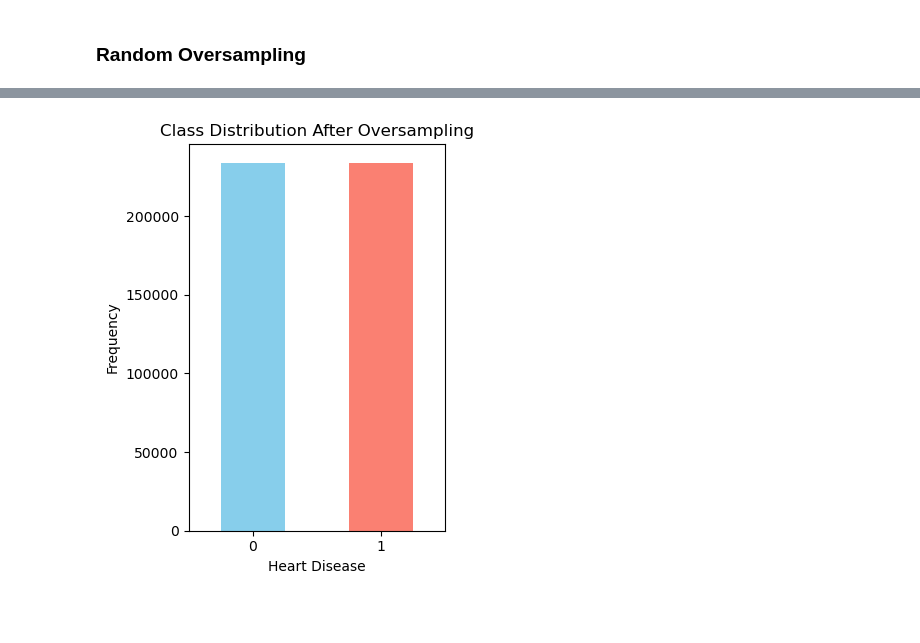
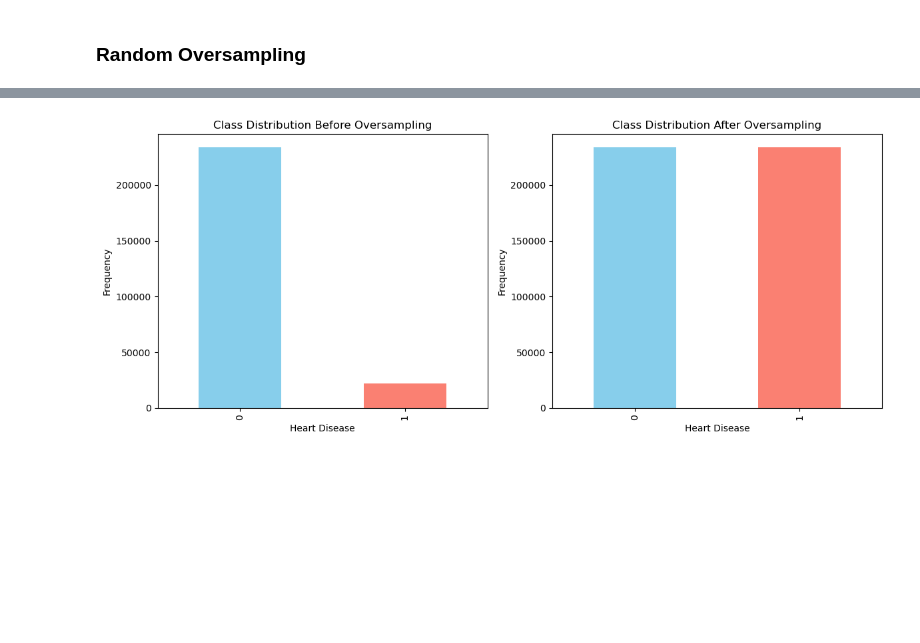
Before and after one commit to ch0min/exam_ai_ml_workspace, a Jupyter notebook: src/OLA-2/data_processing/OLA2_Heart_Disease.ipynb, the cells around one changed output, grey strips where cells are left out. Saved outputs shown, nothing was run; the diff lists cells and outputs as text; code cells hidden in the pictures; blank space fills up the shorter version.

```diff
--- a/src/OLA-2/data_processing/OLA2_Heart_Disease.ipynb
+++ b/src/OLA-2/data_processing/OLA2_Heart_Disease.ipynb
@@ -123,5 +120,5 @@ X_train, X_test, y_train, y_test = train_test_split(
 # Standardizing the features (data preprocessing/feature scaling).
 
 scaler = StandardScaler()
-X_train_scaled = scaler.fit_transform(X_train)
-X_test_scaled = scaler.transform(X_test)
+X_train = scaler.fit_transform(X_train)
+X_test = scaler.transform(X_test)
@@ -234,21 +190,0 @@ Text(0, 0.5, 'Frequency')
-# %%
-# Random Oversampling
-rd_oversampler = RandomOverSampler(random_state=42)
-X_train_oversampled, y_train_oversampled = rd_oversampling = (
-    rd_oversampler.fit_resample(X_train_scaled, y_train)
-)
-# %%
-# Plotting the class distribution AFTER oversampling:
-plt.subplot(1, 2, 2)
-pd.Series(y_train_oversampled).value_counts().plot(
-    kind="bar", color=["skyblue", "salmon"]
-)
-plt.title("Class Distribution After Oversampling")
-plt.xticks(rotation=0)
-plt.xlabel("Heart Disease")
-plt.ylabel("Frequency")
-
-plt.tight_layout()
-plt.show()
-# %% [output]
-[figure, removed]
@@ -263,3 +191,51 @@ X_test_scaled_df = pd.DataFrame(
+# %%
+from imblearn.over_sampling import RandomOverSampler
+
+def perform_random_oversampling(model, random_state=42):
+    """
+    Args:
+    model: The machine learning model to be trained.
+    random_state: Random state for reproducibility.
+
+    Returns:
+    Trained model and prints the classification report.
+    """
+
+    # Random Oversampling
+    rd_oversampler = RandomOverSampler(random_state=random_state)
+    X_train_oversampled, y_train_oversampled = rd_oversampler.fit_resample(X_train, y_train)
+
+    # Train the model
+    model_clone = clone(model)
+    model_clone.fit(X_train_oversampled, y_train_oversampled)
+
+    # Evaluate the model
+    y_pred = model_clone.predict(X_test)
+    print(classification_report(y_test, y_pred))
+
+# Random Oversampling
+rd_oversampler = RandomOverSampler(random_state=42)
+X_train_oversampled, y_train_oversampled = rd_oversampler.fit_resample(X_train, y_train)
+
+# Plotting the class distribution BEFORE oversampling
+plt.figure(figsize=(12, 5))
+plt.subplot(1, 2, 1)
+y_train.value_counts().plot(kind="bar", color=["skyblue", "salmon"])
+plt.title("Class Distribution Before Oversampling")
+plt.xlabel("Heart Disease")
+plt.ylabel("Frequency")
+
+# Plotting the class distribution AFTER oversampling
+plt.subplot(1, 2, 2)
+pd.Series(y_train_oversampled).value_counts().plot(kind="bar", color=["skyblue", "salmon"])
+plt.title("Class Distribution After Oversampling")
+plt.xlabel("Heart Disease")
+plt.ylabel("Frequency")
+
+plt.tight_layout()
+plt.show()
+# %% [output]
+[figure, added]
 # %% [markdown]
 #
 # %% [markdown]
```
Also changed, not shown: parts of 42 cells of this notebook.
